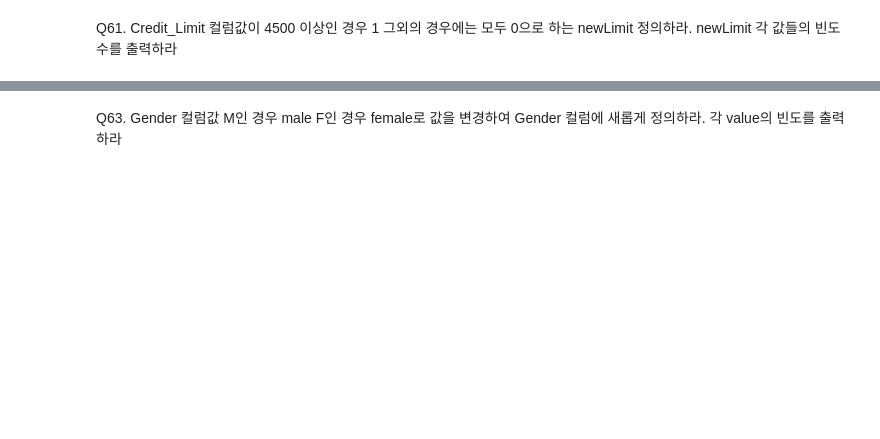
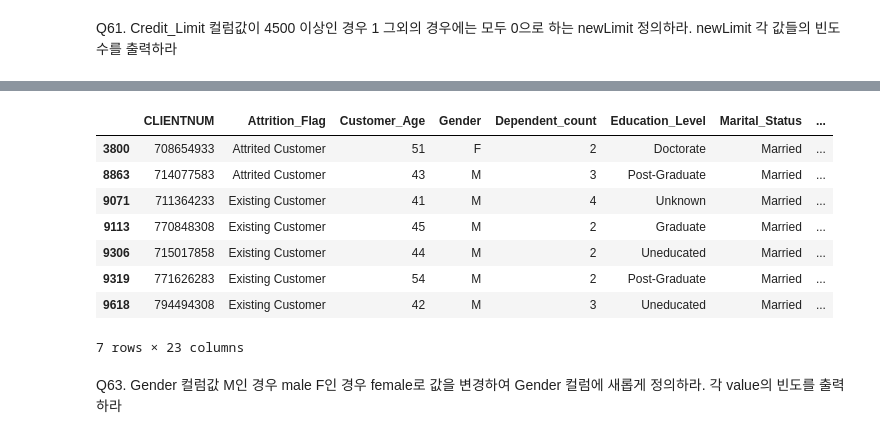
Before and after one commit to JongJunLim/Python, a Jupyter notebook: 빅분기/Pandas_Tutorial.ipynb, the cells around one changed output, grey strips where cells are left out. Saved outputs shown, nothing was run; the diff lists cells and outputs as text; code cells hidden in the pictures; blank space fills up the shorter version.

```diff
--- a/빅분기/Pandas_Tutorial.ipynb
+++ b/빅분기/Pandas_Tutorial.ipynb
@@ -1014,0 +1130,3 @@ Q60. Education_Level의 값중 Graduate단어가 포함되는 값은 1 그렇지
+# %%
+df6.loc[ : , 'newEduLevel'] = df6['Education_Level'].map(lambda x : 1 if 'Graduate' in x else 0)
+df6['newEduLevel'].value_counts()
@@ -1015,2 +1159,5 @@ Q60. Education_Level의 값중 Graduate단어가 포함되는 값은 1 그렇지
 # %% [markdown]
 Q61. Credit_Limit 컬럼값이 4500 이상인 경우 1 그외의 경우에는 모두 0으로 하는 newLimit 정의하라. newLimit 각 값들의 빈도수를 출력하라
+# %%
+df6.loc[ : , 'newlLimit'] = df6['Credit_Limit'].map(lambda x : 1 if x >= 4500 else 0)
+df6['newlLimit'].value_counts()
@@ -1018,0 +1171,7 @@ Q62. Marital_Status 컬럼값이 Married 이고 Card_Category 컬럼의 값이 P
+# %%
+def Ft(x) :
+    print(x)
+    print('\n\n')
+    return
+
+df6[['Marital_Status', 'Card_Category']].head(2).apply(Ft, axis= 1)
@@ -1018,0 +1191,9 @@ Q62. Marital_Status 컬럼값이 Married 이고 Card_Category 컬럼의 값이 P
+# %%
+def Ft(x) :
+    if x['Marital_Status'] == 'Married' and x['Card_Category'] == 'Platinum' :
+        return 1
+    else :
+        return 0
+
+df6['newState'] = df6[['Marital_Status', 'Card_Category']].apply(Ft, axis= 1)
+df6.head()
@@ -1019,2 +1208,14 @@ Q62. Marital_Status 컬럼값이 Married 이고 Card_Category 컬럼의 값이 P
+# %%
+df6.loc[(df6['Marital_Status'] == 'Married') & (df6['Card_Category'] == 'Platinum')]
+# %% [output]
+|  | CLIENTNUM | Attrition_Flag | Customer_Age | Gender | Dependent_count | Education_Level | Marital_Status | ... |
+| 3800 | 708654933 | Attrited Customer | 51 | F | 2 | Doctorate | Married | ... |
+| 8863 | 714077583 | Attrited Customer | 43 | M | 3 | Post-Graduate | Married | ... |
+| 9071 | 711364233 | Existing Customer | 41 | M | 4 | Unknown | Married | ... |
+| 9113 | 770848308 | Existing Customer | 45 | M | 2 | Graduate | Married | ... |
+| 9306 | 715017858 | Existing Customer | 44 | M | 2 | Uneducated | Married | ... |
+| 9319 | 771626283 | Existing Customer | 54 | M | 2 | Post-Graduate | Married | ... |
+| 9618 | 794494308 | Existing Customer | 42 | M | 3 | Uneducated | Married | ... |
+7 rows × 23 columns
 # %% [markdown]
 Q63. Gender 컬럼값 M인 경우 male F인 경우 female로 값을 변경하여 Gender 컬럼에 새롭게 정의하라. 각 value의 빈도를 출력하라
```
Also changed, not shown: parts of 21 cells of this notebook.
